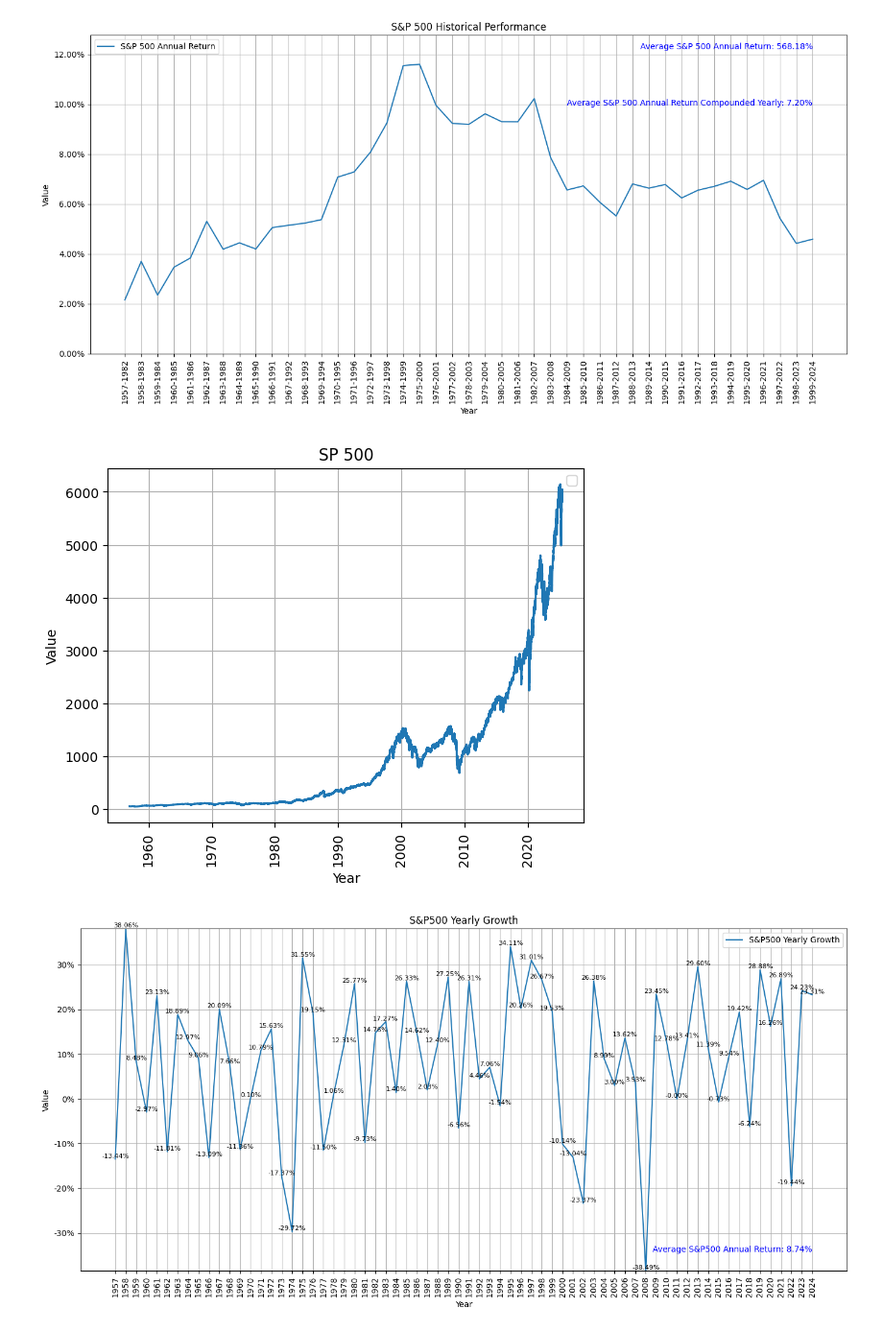
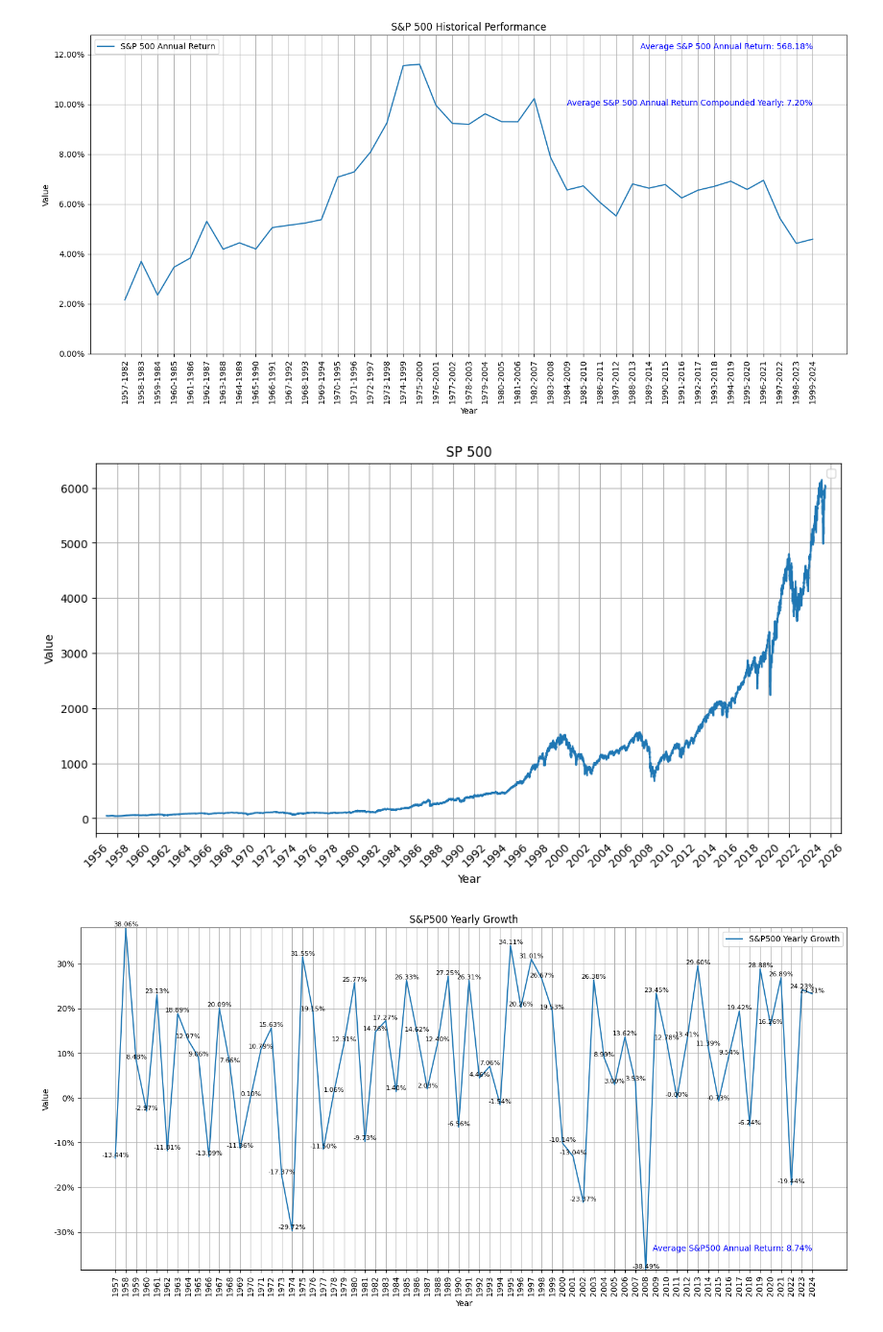
Before and after one commit to nt1538/sp500, a Jupyter notebook: graphexcel.ipynb, the cells around one changed output. Shown at 96% size. Drawn from its saved outputs; the diff is of its cells as text; code cells hidden in the pictures.

Commit message:
sp500 graph

```diff
--- a/graphexcel.ipynb
+++ b/graphexcel.ipynb
@@ -121,40 +121,47 @@ RILAcapBuffer(data1, 1957, 2024,'S&P 500', 25)
 import pandas as pd
 import matplotlib.pyplot as plt
 import numpy as np
+import matplotlib.dates as mdates
 
 data1 = pd.read_csv('new_S&P500-raw_prices.csv')
 data1 = data1[['Price', 'Close']]
 data1 = data1.iloc[2:]
 data1['Price'] = pd.to_datetime(data1['Price'])
 data1.set_index('Price', inplace=True)
 full_date_range = pd.date_range(start=data1.index.min(), end=data1.index.max(), freq='D')
 data1 = data1.reindex(full_date_range)
 data1.ffill(inplace=True)
 data1.reset_index(inplace=True)
 data1.rename(columns={'index': 'Date'}, inplace=True)
 data1.rename(columns={'Close': 'S&P500'}, inplace=True)
 
 data1['S&P500'] = pd.to_numeric(data1['S&P500'], errors='coerce')
 data1.set_index('Date', inplace=True)
 data1.reset_index(inplace=True)
 data1.rename(columns={'index': 'Date'}, inplace=True)
 data1['Date'] = pd.to_datetime(data1['Date'])
 
+
+plt.figure(figsize=(12, 6))
 plt.title('SP 500')
 plt.plot(data1['Date'], data1['S&P500'])
 plt.xlabel('Year')
 plt.ylabel('Value')
-plt.xticks(rotation=90)
+ax = plt.gca()
+ax.set_xlim(pd.Timestamp('1956-01-01'), pd.Timestamp('2026-12-31'))
+ax.xaxis.set_major_locator(mdates.YearLocator(2))
+ax.xaxis.set_major_formatter(mdates.DateFormatter('%Y'))
+plt.xticks(rotation=45)
 plt.legend()
 plt.grid(True)
 newData = {
             f"Date": data1['Date'],
             f"Index": data1['S&P500'],
 }
 df = pd.DataFrame(newData)
 df.to_excel('SP 500 data.xlsx', engine='openpyxl', index=False)
 # %% [output]
-[figure, old version]
+[figure, new version]
 # %%
 import pandas as pd
 import numpy as np
```
Also changed, not shown: 1 other file.
